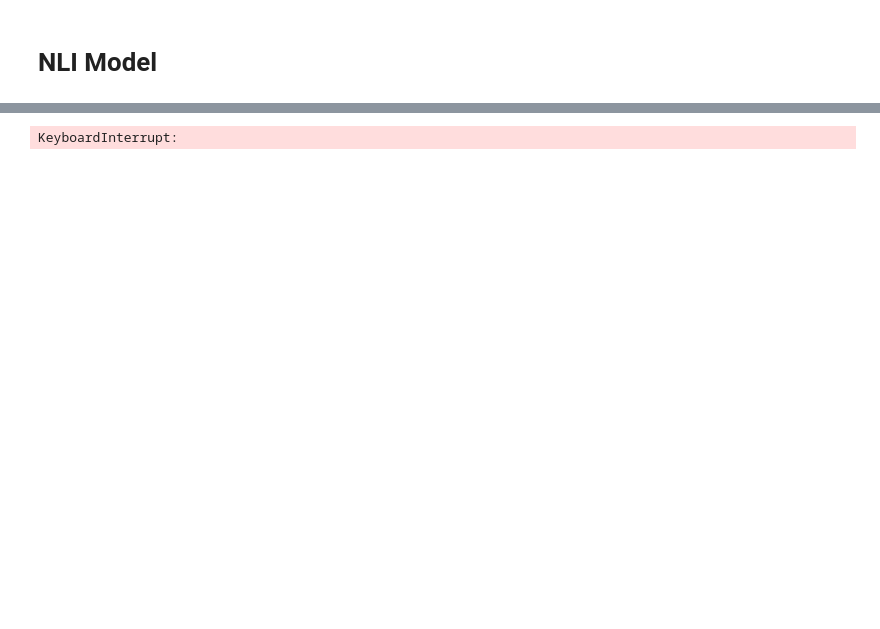
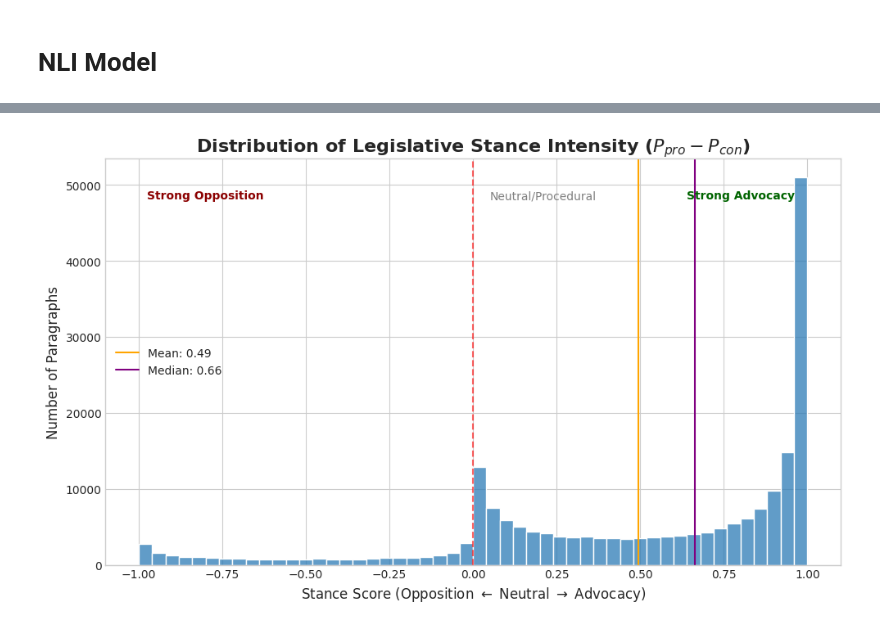
Before and after one commit to MatteoFasulo/DemocraSci-AM, a Jupyter notebook: NLI.ipynb, the cells around one changed output, grey strips where cells are left out. Drawn from its saved outputs; the diff is of its cells as text; code cells hidden in the pictures; blank space fills up the shorter version.

```diff
--- a/NLI.ipynb
+++ b/NLI.ipynb
@@ -135,8 +98,8 @@ for i in tqdm(range(0, n_rows, batch_size), desc="NLI Stance Detection"):
     inputs = tokenizer(
         batch_premises,
         batch_hypotheses,
-        truncation=False,
-        padding=False,
+        truncation=True,
+        padding=True,
         return_tensors="pt",
     ).to(device)
 
@@ -145,8 +108,6 @@ for i in tqdm(range(0, n_rows, batch_size), desc="NLI Stance Detection"):
         probs = torch.softmax(outputs.logits, dim=-1)
 
     results[batch_idx] = probs.cpu().numpy()
-# %% [output]
-KeyboardInterrupt:
 # %%
 hp_df["Score_Support"] = results[:, 0]
 hp_df["Score_Neutral"] = results[:, 1]
@@ -155 +118,33 @@ hp_df["Stance_Intensity"] = hp_df["Score_Support"] - hp_df["Score_Oppose"]
+# %%
+import matplotlib.pyplot as plt
+import seaborn as sns
+
+plt.style.use('seaborn-v0_8-whitegrid')
+fig, ax = plt.subplots(figsize=(10, 6))
+
+sns.histplot(
+    hp_df["Stance_Intensity"],
+    bins=50,
+    color='#2c7bb6',
+    edgecolor='white',
+)
+# Customize axes
+ax.set_title("Distribution of Legislative Stance Intensity ($P_{pro} - P_{con}$)", fontsize=16, fontweight='bold')
+ax.set_xlabel(r"Stance Score (Opposition $\leftarrow$ Neutral $\rightarrow$ Advocacy)", fontsize=12)
+ax.set_ylabel("Number of Paragraphs", fontsize=12)
+
+plt.axvline(x=0, color='red', linestyle='--', alpha=0.6)
+plt.text(-0.8, ax.get_ylim()[1]*0.9, "Strong Opposition", color='darkred', fontweight='bold', ha='center')
+plt.text(0.8, ax.get_ylim()[1]*0.9, "Strong Advocacy", color='darkgreen', fontweight='bold', ha='center')
+plt.text(0.05, ax.get_ylim()[1]*0.9, "Neutral/Procedural", color='gray', ha='left')
+
+# Add mean and median info
+plt.axvline(x=hp_df["Stance_Intensity"].mean(), color='orange', label=f'Mean: {hp_df["Stance_Intensity"].mean():.2f}')
+plt.axvline(x=hp_df["Stance_Intensity"].median(), color='purple', label=f'Median: {hp_df["Stance_Intensity"].median():.2f}')
+
+plt.legend()
+plt.tight_layout()
+plt.show()
+# %% [output]
+[figure, added]
 # %%
```
Also changed, not shown: parts of 22 cells of this notebook, 3 other files.
